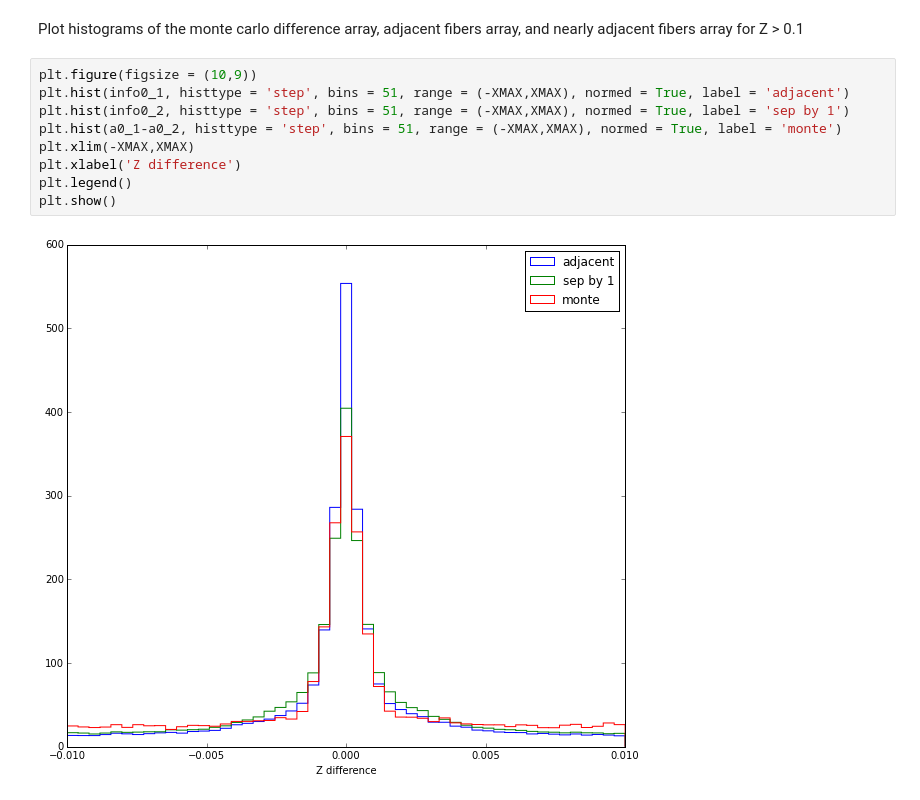
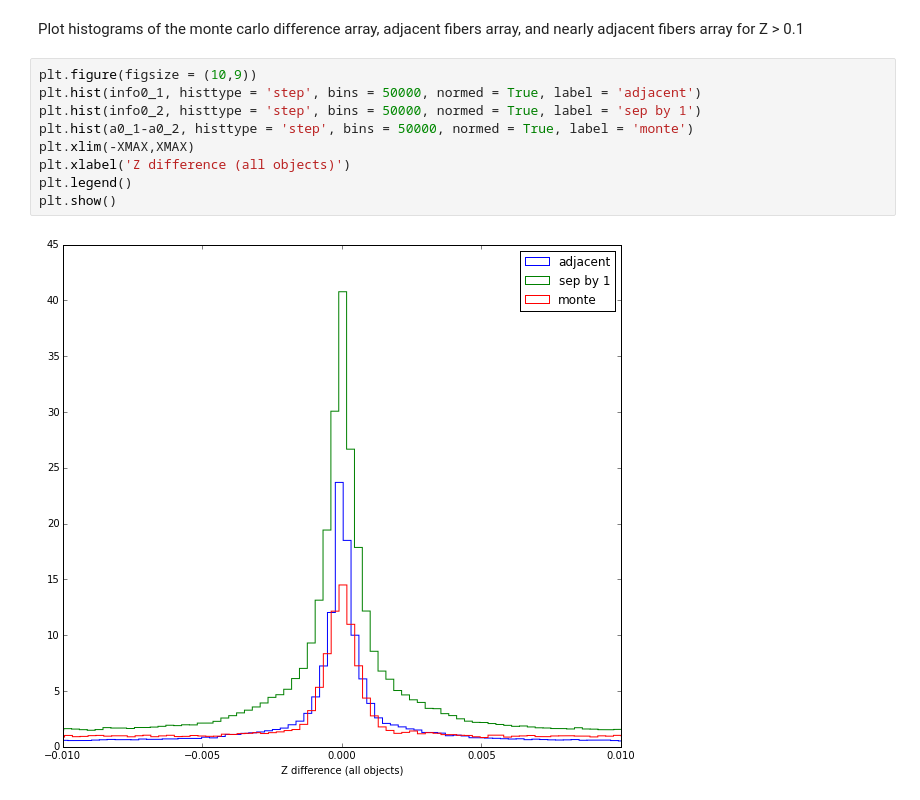
Before and after one commit to kgage/bossghost, a Jupyter notebook: ZChecking.ipynb, the cells around one changed output. Drawn from its saved outputs; the diff is of its cells as text.

```diff
--- a/ZChecking.ipynb
+++ b/ZChecking.ipynb
@@ -205,14 +199,14 @@ plt.show()
 Plot histograms of the monte carlo difference array, adjacent fibers array, and nearly adjacent fibers array for Z > 0.1
 # %%
 plt.figure(figsize = (10,9))
-plt.hist(info0_1, histtype = 'step', bins = 51, range = (-XMAX,XMAX), normed = True, label = 'adjacent')
-plt.hist(info0_2, histtype = 'step', bins = 51, range = (-XMAX,XMAX), normed = True, label = 'sep by 1')
-plt.hist(a0_1-a0_2, histtype = 'step', bins = 51, range = (-XMAX,XMAX), normed = True, label = 'monte')
+plt.hist(info0_1, histtype = 'step', bins = 50000, normed = True, label = 'adjacent')
+plt.hist(info0_2, histtype = 'step', bins = 50000, normed = True, label = 'sep by 1')
+plt.hist(a0_1-a0_2, histtype = 'step', bins = 50000, normed = True, label = 'monte')
 plt.xlim(-XMAX,XMAX)
-plt.xlabel('Z difference')
+plt.xlabel('Z difference (all objects)')
 plt.legend()
 plt.show()
 # %% [output]
-[figure, old version]
+[figure, new version]
 # %%
 plt.figure(figsize = (10,9))
```
Also changed, not shown: parts of 19 cells of this notebook.
